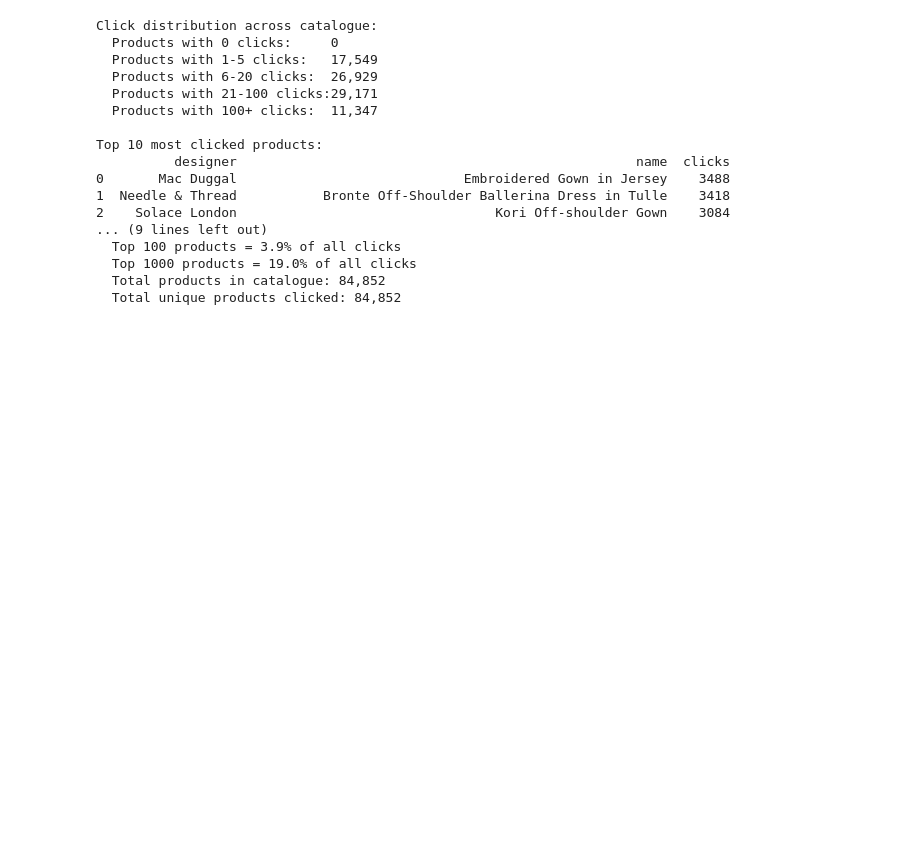
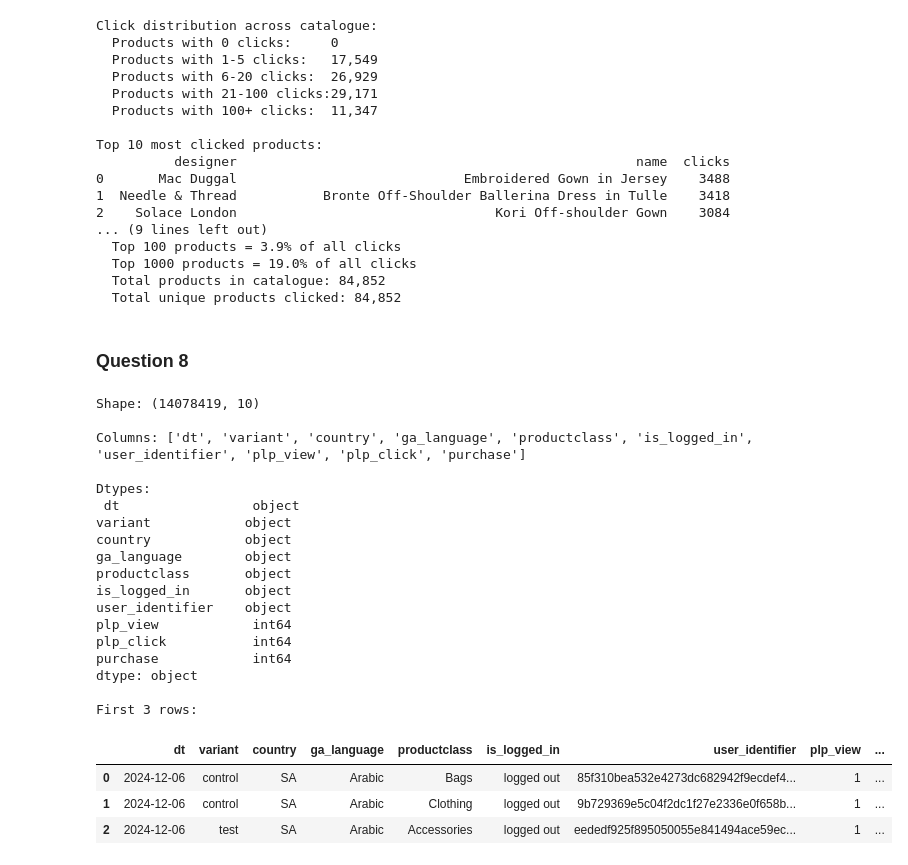
Before and after one commit to kethanpabbi/Ounass-Case-Study, a Jupyter notebook: test.ipynb, the cells around one changed output. Saved outputs shown, nothing was run; the diff lists cells and outputs as text; code cells hidden in the pictures; blank space fills up the shorter version.

Commit message:
run tests and save outputs

```diff
--- a/test.ipynb
+++ b/test.ipynb
@@ -569,3 +569,72 @@ Top 10 most clicked products:
   Top 1000 products = 19.0% of all clicks
   Total products in catalogue: 84,852
   Total unique products clicked: 84,852
+# %% [markdown]
+### Question 8
+# %%
+import pandas as pd
+import numpy as np
+
+df = pd.read_parquet("ab_model_data.parquet")
+
+print("Shape:", df.shape)
+print("\nColumns:", df.columns.tolist())
+print("\nDtypes:\n", df.dtypes)
+print("\nFirst 3 rows:")
+display(df.head(3))
+
+print("\nNulls:\n", df.isnull().sum())
+
+print("\nUnique values per column:")
+for col in df.columns:
+    print(f"  {col}: {df[col].nunique()} unique — sample:", df[col].dropna().unique()[:5])
+
+print("\nVariant distribution:")
+print(df['variant'].value_counts())
+
+print("\nDate range:", df['dt'].min(), "to", df['dt'].max())
+
+print("\nEvent type columns (binary flags):")
+for col in ['plp_view', 'plp_click', 'purchase']:
+    print(f"  {col}: {df[col].value_counts().to_dict()}")
+
+print("\nLogged-in distribution:")
+print(df['is_logged_in'].value_counts())
+
+print("\nUsers per variant:")
+print(df.groupby('variant')['user_identifier'].nunique())
+
+print("\nPurchase rate per variant (raw):")
+print(df.groupby('variant')['purchase'].mean().round(4))
+
+print("\nPLP click rate per variant (raw):")
+print(df.groupby('variant')['plp_click'].mean().round(4))
+
+print("\nPLP view rate per variant (raw):")
+print(df.groupby('variant')['plp_view'].mean().round(4))
+
+print("\nEvents per user per variant:")
+print(df.groupby('variant')['user_identifier'].value_counts().groupby('variant').describe())
+# %% [output]
+Shape: (14078419, 10)
+
+Columns: ['dt', 'variant', 'country', 'ga_language', 'productclass', 'is_logged_in', 'user_identifier', 'plp_view', 'plp_click', 'purchase']
+
+Dtypes:
+ dt                 object
+variant            object
+country            object
+ga_language        object
+productclass       object
+is_logged_in       object
+user_identifier    object
+plp_view            int64
+plp_click           int64
+purchase            int64
+dtype: object
+
+First 3 rows:
+|  | dt | variant | country | ga_language | productclass | is_logged_in | user_identifier | plp_view | ... |
+| 0 | 2024-12-06 | control | SA | Arabic | Bags | logged out | 85f310bea532e4273dc682942f9ecdef4... | 1 | ... |
+| 1 | 2024-12-06 | control | SA | Arabic | Clothing | logged out | 9b729369e5c04f2dc1f27e2336e0f658b... | 1 | ... |
+| 2 | 2024-12-06 | test | SA | Arabic | Accessories | logged out | eededf925f895050055e841494ace59ec... | 1 | ... |
```
Also changed, not shown: parts of 1 cell of this notebook, 6 other files.
